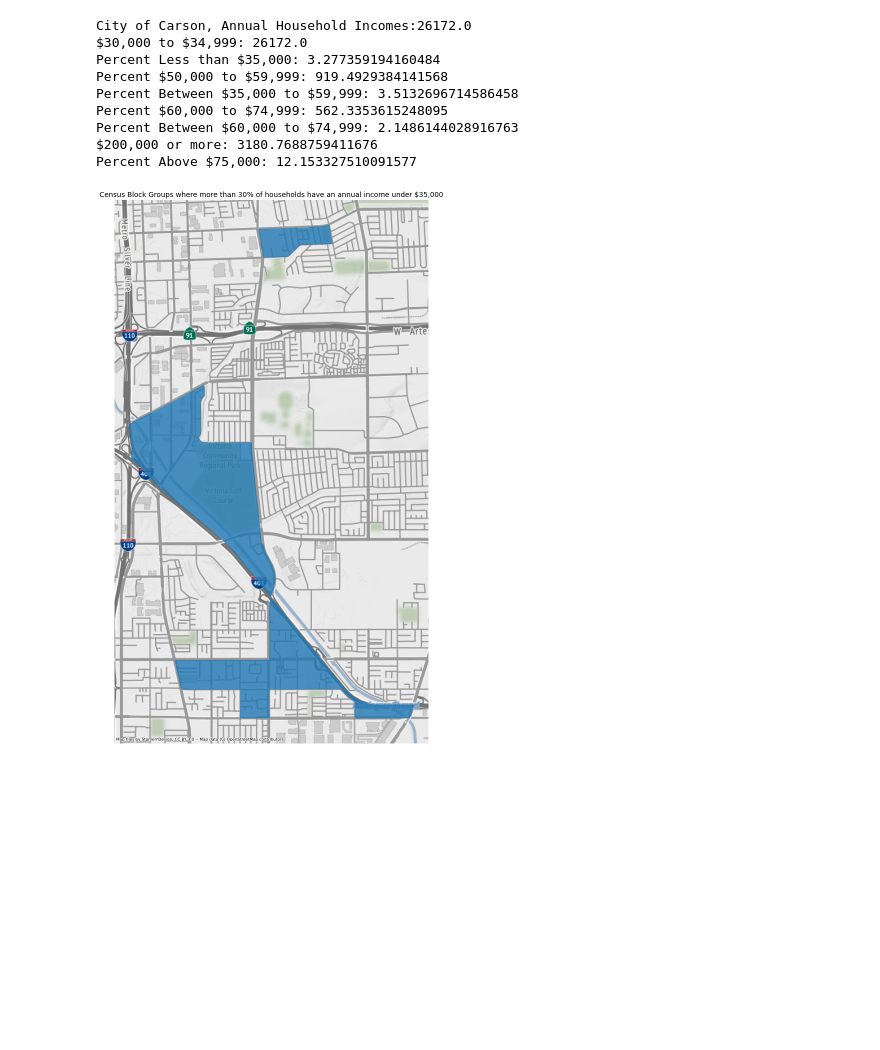
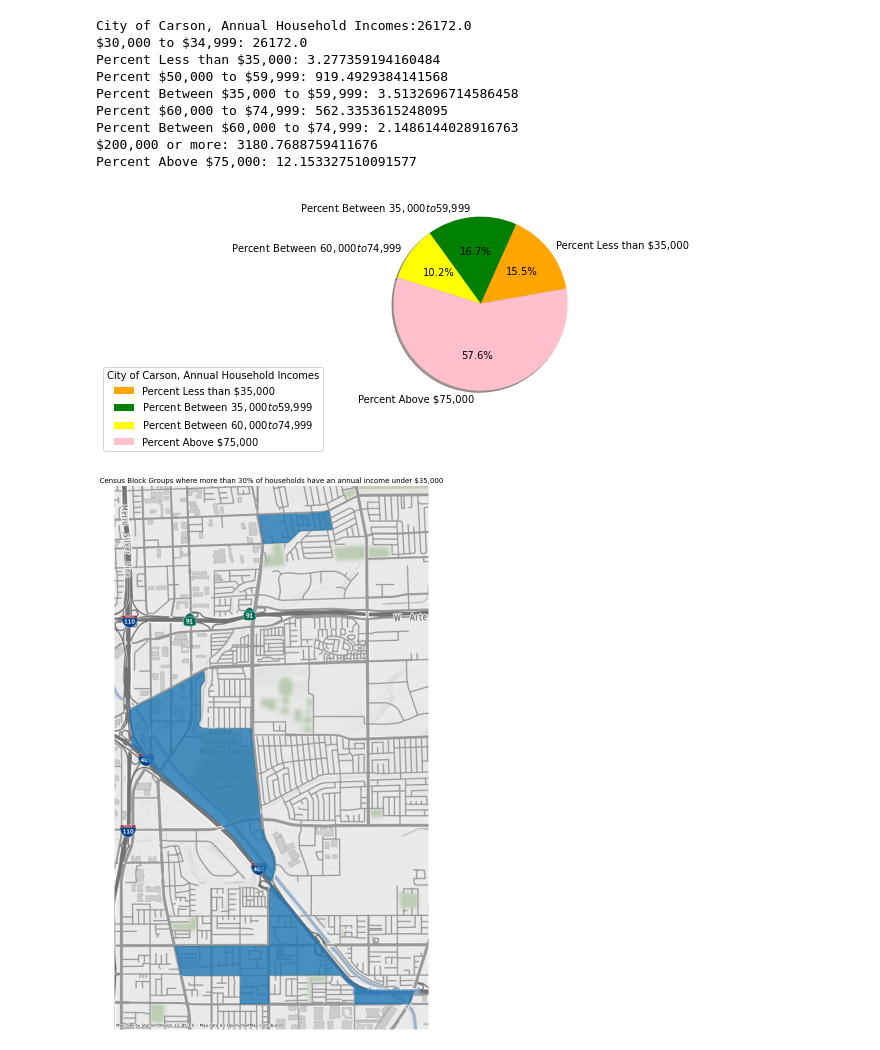
Before and after one commit to aureliamc/up206a-project-mobile_homies, a Jupyter notebook: AMC notebooks/carson/carson_census/carson_income.ipynb, the cells around one changed output. Drawn from its saved outputs; the diff is of its cells as text; code cells hidden in the pictures; blank space fills up the shorter version.

```diff
--- a/AMC notebooks/carson/carson_census/carson_income.ipynb
+++ b/AMC notebooks/carson/carson_census/carson_income.ipynb
@@ -470,15 +470,17 @@ $200,000 or more: 3180.7688759411676
 Percent Above $75,000: 12.153327510091577
 # %%
 labels = ['Percent Less than $35,000','Percent Between $35,000 to $59,999','Percent Between $60,000 to $74,999','Percent Above $75,000']
-sizes = [percentunder_total,percentbetween_total,nonhispanicblack_total,nonhispanicasian_total, hispanic_total, nonhispanicnativehawaiian_total, nonhispanicotherrace_total, nonhispanictworaces_total]
+sizes = [percentunder_total,percentbetween_total,percentbetween60_total,percentabove_total]
 explode = (0,0,0.1)
 
 fig1, rent = plt.subplots()
 rent.pie(sizes, labels=labels, autopct='%1.1f%%',
         shadow=True, startangle=10, colors = ['orange','green','yellow','pink'])
 rent.legend(loc = 'lower right',bbox_to_anchor = (-0.2,-0.2),title = "City of Carson, Annual Household Incomes")
 
 plt.show()
+# %% [output]
+[figure, added]
 # %%
 fig, ax = plt.subplots(figsize=(20, 20))
 
```
Also changed, not shown: 3 other files.
